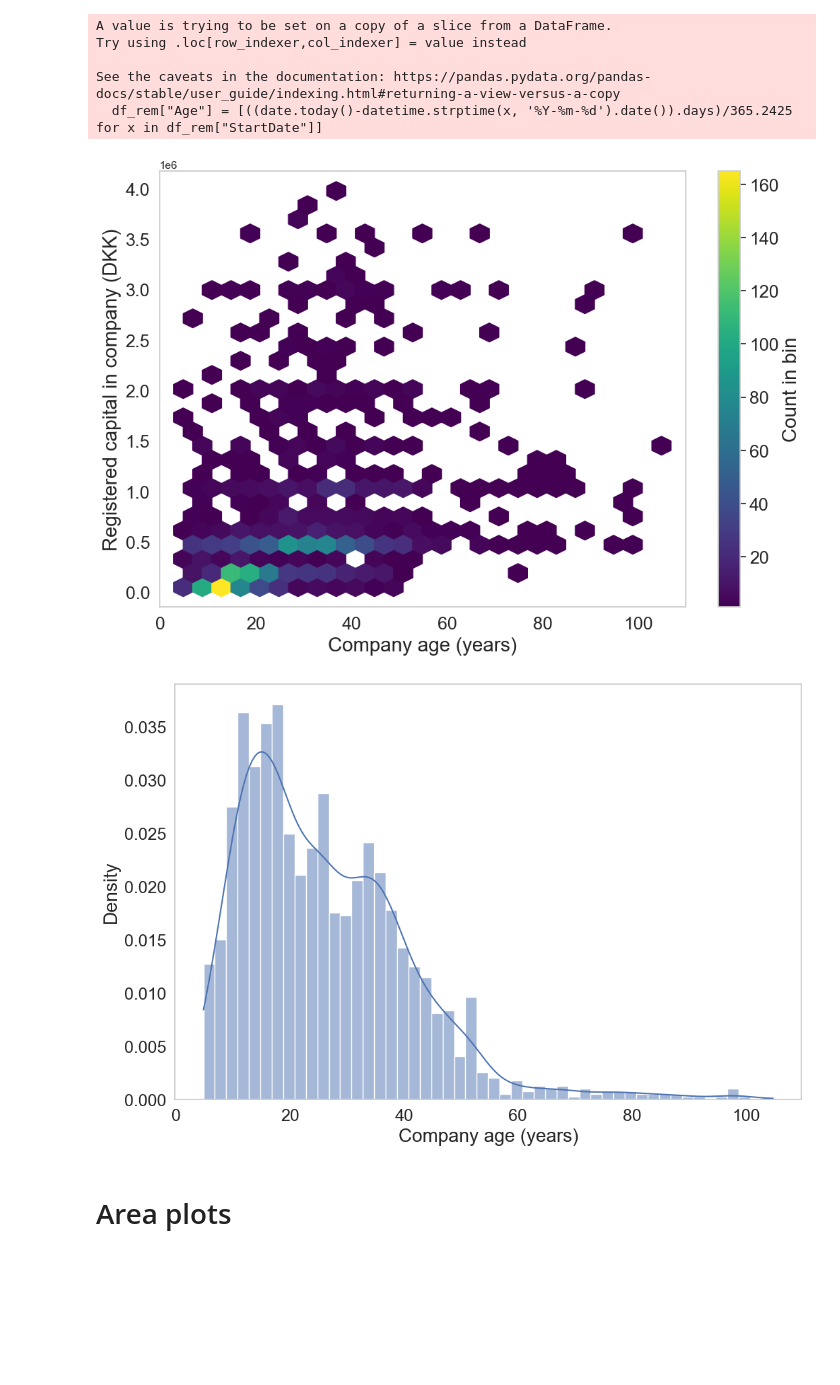
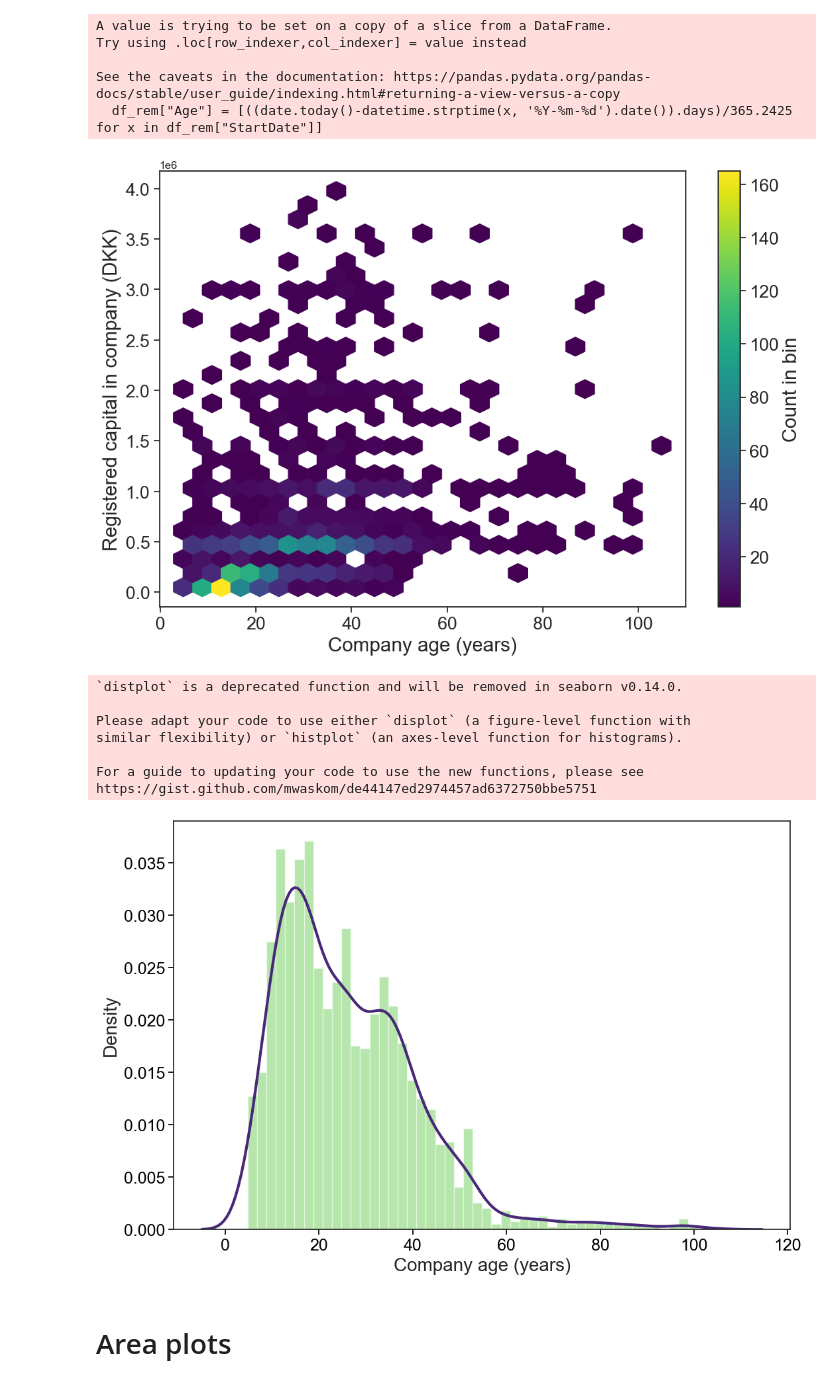
Before and after one commit to ivaroli/DataInTheWild, a Jupyter notebook: Analysis/Visualizations.ipynb, the cells around one changed output. Drawn from its saved outputs; the diff is of its cells as text; code cells hidden in the pictures; blank space fills up the shorter version.

Commit message:
Updated visualizations

```diff
--- a/Analysis/Visualizations.ipynb
+++ b/Analysis/Visualizations.ipynb
@@ -141,6 +164,7 @@ plt.show()
 # %%
 sns.set(rc={'figure.figsize':(12,8)})
 sns.set_style("whitegrid")
+sns.set_style("ticks")
 
 # Create violin plot without inner points
 ax = sns.violinplot(x=df["NumEmployees"], linewidth=3, fill=False)
@@ -171,6 +195,7 @@ plt.show()
 # %%
 sns.set(rc={'figure.figsize':(12,8)})
 sns.set_style("whitegrid")
+sns.set_style("ticks")
 
 # Create violin plot without inner points
 ax = sns.violinplot(x=df_rem["RegisteredCapital"], linewidth=3, fill=False)
@@ -194,6 +219,7 @@ plt.show()
 # %%
 sns.set(rc={'figure.figsize':(12,8)})
 sns.set_style("whitegrid")
+sns.set_style("ticks")
 
 # Create violin plot without inner points
 ax = sns.violinplot(x=df_rem["NumEmployees"], linewidth=3, fill=False)
@@ -231,6 +257,7 @@ See the caveats in the documentation: https://pandas.pydata.org/pandas-docs/stab
 # Show relationship between age and registered capital
 sns.set(rc={'figure.figsize':(12,8)})
 sns.set_style("whitegrid")
+sns.set_style("ticks")
 
 # Create hexbin plot with Viridis color palette
 plt.hexbin(x=df_rem["Age"], y=df_rem["RegisteredCapital"], gridsize=25, cmap='viridis', mincnt=1)
@@ -251,29 +278,38 @@ plt.grid(False)
 # Show the plot
 plt.show()
 # %% [output]
-[figure, old version]
+[figure, new version]
 # %%
 # Plot density distribution of age of companies
 sns.set(rc={'figure.figsize':(12,8)})
 sns.set_style("whitegrid")
+sns.set_style("ticks")
 
-# Create histogram plot
-ax = sns.histplot(x=df_rem["Age"], bins=50, kde=True, stat='density')
+# Create histogram plot that uses different color for histogram and kernel density estimate
+sns.distplot(df_rem["Age"], bins=50, kde=True, hist_kws={'alpha': 0.5, 'color': '#6ece58'}, kde_kws={'linewidth': 3, 'color': '#482878'})
+#sns.histplot(df_rem["Age"], bins=50, kde=True, stat='density', alpha=0.5, line_kws={'linewidth': 3, 'color': '#6ece58'}, kde_kws=dict(cut=3))
 
 # Set axis labels and title
 plt.xlabel('Company age (years)', fontsize=20)
 plt.ylabel('Density', fontsize=20)
 
 # Increase size of axis ticks
-plt.tick_params(axis='both', which='major', labelsize=18)
+plt.tick_params(axis='both', which='major', labelsize=18, colors='black')
 
 # Remove gridlines
 plt.grid(False)
 
 # Show the plot
 plt.show()
 # %% [output]
+`distplot` is a deprecated function and will be removed in seaborn v0.14.0.
+
+Please adapt your code to use either `displot` (a figure-level function with
+similar flexibility) or `histplot` (an axes-level function for histograms).
+
+For a guide to updating your code to use the new functions, please see
+https://gist.github.com/mwaskom/de44147ed2974457ad6372750bbe5751
-[figure, old version]
+[figure, new version]
 # %% [markdown]
 # Area plots
 # %%
```
Also changed, not shown: parts of 11 cells of this notebook.
